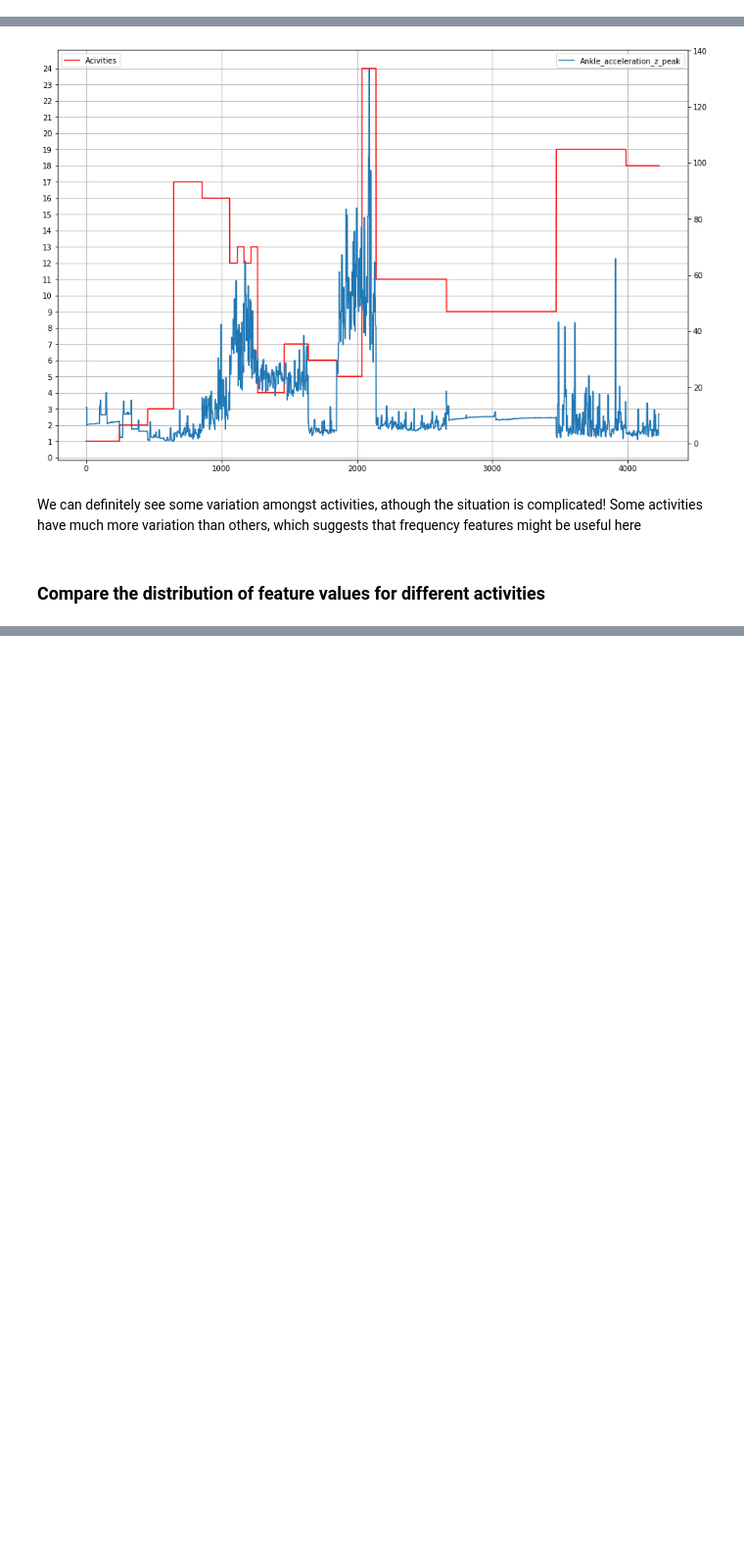
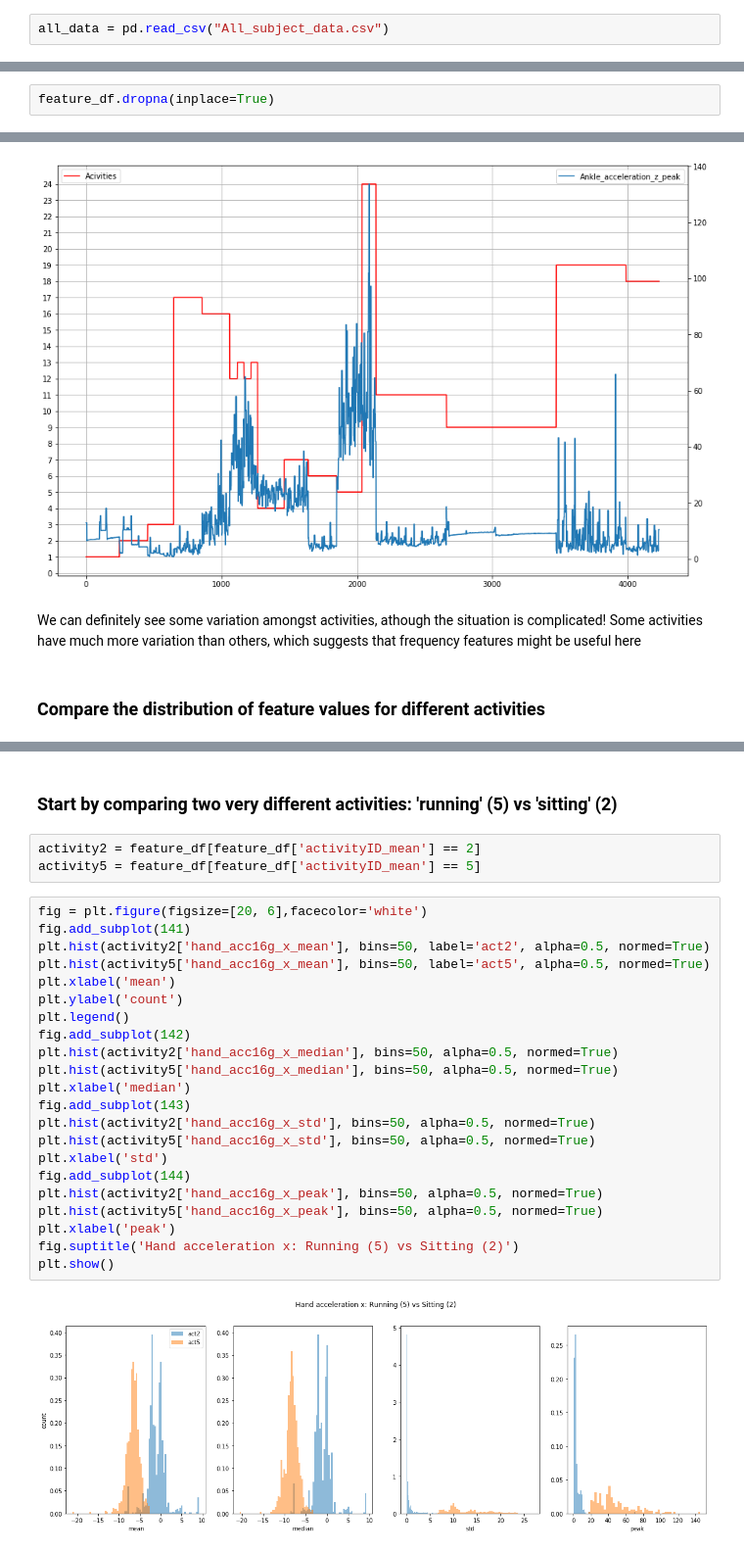
Before and after one commit to kcmeehan/BiometricsActivityClassification, a Jupyter notebook: Features_workflow/Feature_calculation_workflow_test.ipynb, the cells around one changed output, grey strips where cells are left out. Shown at 98% size. Cells and saved outputs as stored; diff of their text form; blank space fills up the shorter version.

```diff
--- a/Features_workflow/Feature_calculation_workflow_test.ipynb
+++ b/Features_workflow/Feature_calculation_workflow_test.ipynb
@@ -40,5 +42,7 @@ Write to file for ease of loading next time
 # %%
 all_data.to_csv("All_subject_data.csv",index=False)
+# %%
+all_data = pd.read_csv("All_subject_data.csv")
 # %% [markdown]
 #### Do final preprocessing
 
@@ -103,0 +110,2 @@ We can see that the activity pattern across subjects is quite similar. But the p
+# %%
+feature_df.dropna(inplace=True)
@@ -250,0 +199,29 @@ Text(0.5,0,'median')
+# %% [markdown]
+### Start by comparing two very different activities: 'running' (5) vs 'sitting' (2)
+# %%
+activity2 = feature_df[feature_df['activityID_mean'] == 2]
+activity5 = feature_df[feature_df['activityID_mean'] == 5]
+# %%
+fig = plt.figure(figsize=[20, 6],facecolor='white')
+fig.add_subplot(141)
+plt.hist(activity2['hand_acc16g_x_mean'], bins=50, label='act2', alpha=0.5, normed=True)
+plt.hist(activity5['hand_acc16g_x_mean'], bins=50, label='act5', alpha=0.5, normed=True)
+plt.xlabel('mean')
+plt.ylabel('count')
+plt.legend()
+fig.add_subplot(142)
+plt.hist(activity2['hand_acc16g_x_median'], bins=50, alpha=0.5, normed=True)
+plt.hist(activity5['hand_acc16g_x_median'], bins=50, alpha=0.5, normed=True)
+plt.xlabel('median')
+fig.add_subplot(143)
+plt.hist(activity2['hand_acc16g_x_std'], bins=50, alpha=0.5, normed=True)
+plt.hist(activity5['hand_acc16g_x_std'], bins=50, alpha=0.5, normed=True)
+plt.xlabel('std')
+fig.add_subplot(144)
+plt.hist(activity2['hand_acc16g_x_peak'], bins=50, alpha=0.5, normed=True)
+plt.hist(activity5['hand_acc16g_x_peak'], bins=50, alpha=0.5, normed=True)
+plt.xlabel('peak')
+fig.suptitle('Hand acceleration x: Running (5) vs Sitting (2)')
+plt.show()
+# %% [output]
+[figure, added]
```
Also changed, not shown: parts of 45 cells of this notebook, 1 other file.
